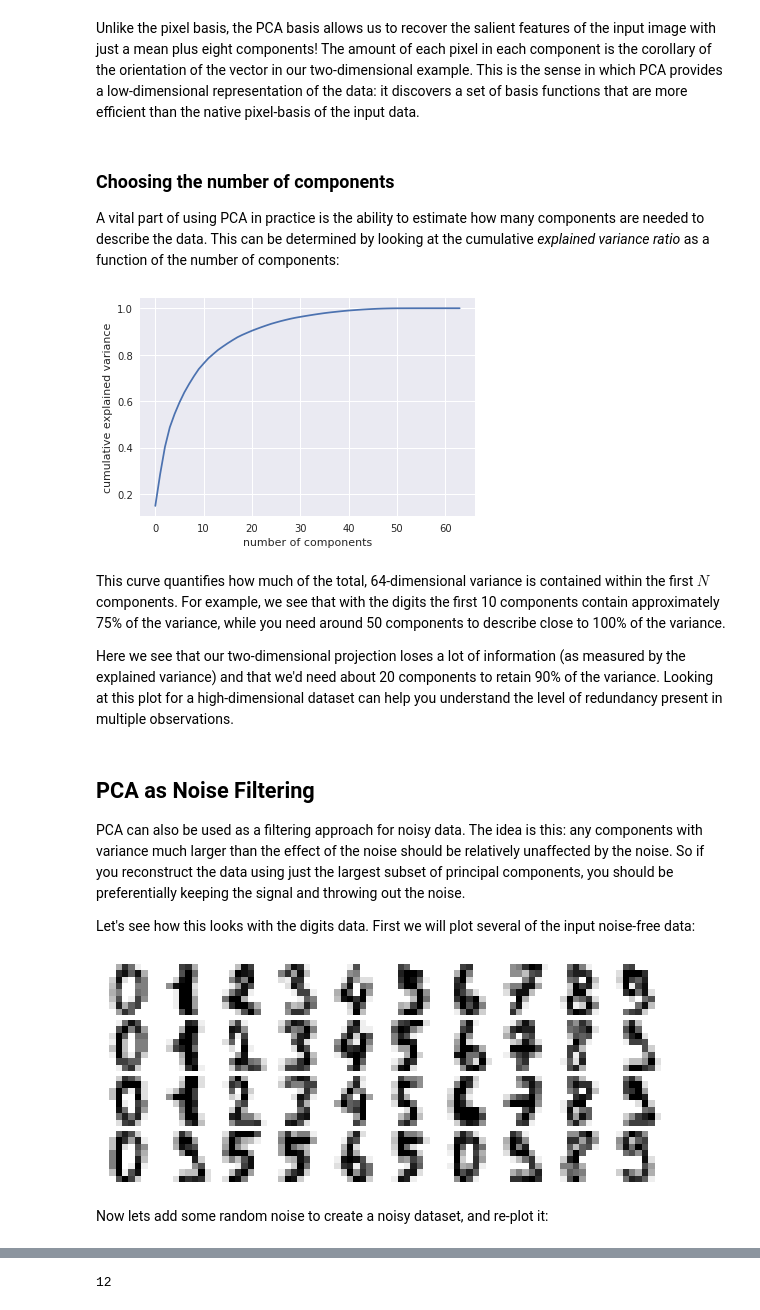
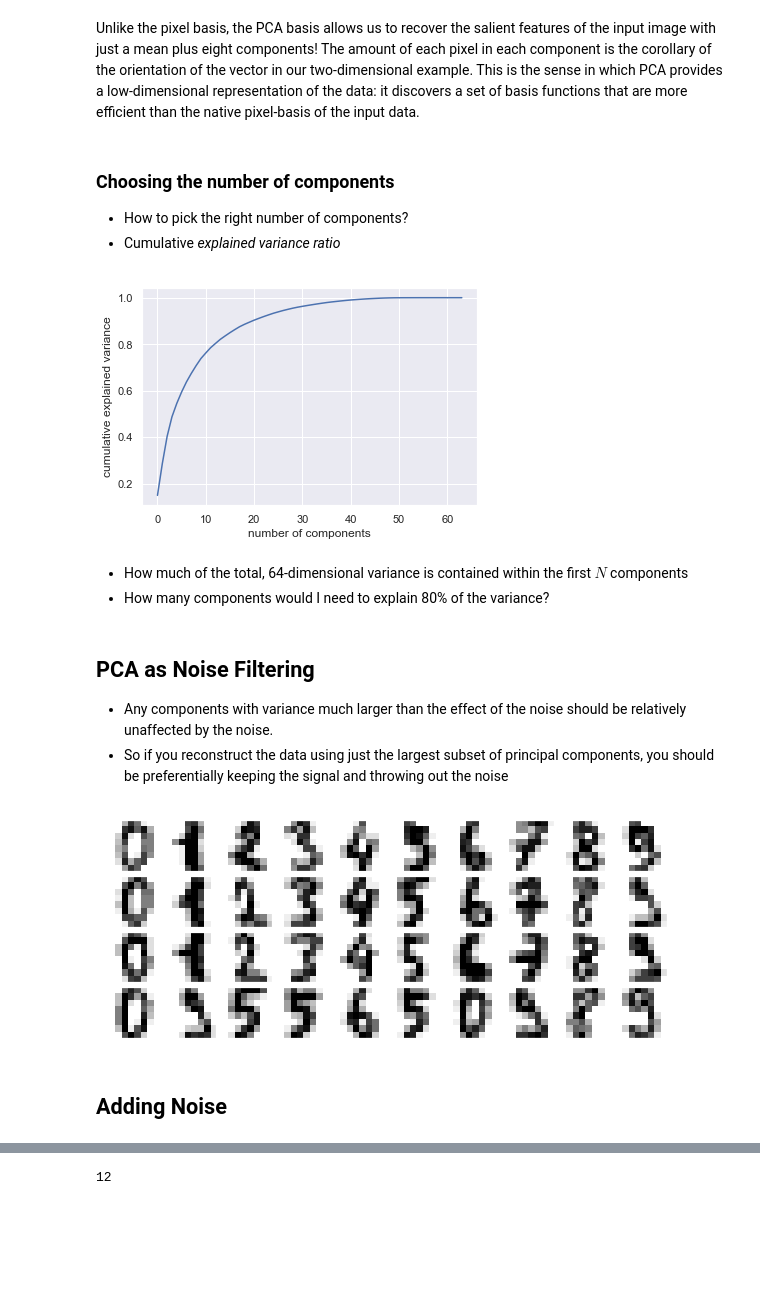
Before and after one commit to jordanott/DataScience, a Jupyter notebook: Notebooks/DimensionalityReduction.ipynb, the cells around one changed output, grey strips where cells are left out. Saved outputs shown, nothing was run; the diff lists cells and outputs as text; code cells hidden in the pictures; blank space fills up the shorter version.

```diff
--- a/Notebooks/DimensionalityReduction.ipynb
+++ b/Notebooks/DimensionalityReduction.ipynb
@@ -24,21 +84,10 @@ M = np.array([x,y]).T
 # %%
-# mean of data (x,y)
-mu = M.mean(axis=0)
-
-# subtract the mean
-mu_zero = M - mu
-
-# eigenvalues and eigenvectores
-values, vectors = np.linalg.eig(np.matmul(mu_zero.T, mu_zero))
-
-fig, ax = plt.subplots(figsize=(10,10))
+fig, ax = plt.subplots(figsize=(5,5))
 ax.scatter(mu_zero[:,0],mu_zero[:,1])
-
+# draw arrows
 for e, v, color in zip(values, vectors.T, ["red","green"]):
     start, end = mu_zero.mean(axis=0), mu_zero.mean(axis=0) + np.sqrt(e)*v/10.
     plt.annotate('', xy=end,xytext=start, arrowprops=dict(facecolor=color, width=1.0))
 
-plt.ylim(-6,6)
-plt.xlim(-6,6)
-plt.show()
+plt.ylim(-6,6);plt.xlim(-6,6)
 # %% [output]
@@ -241,46 +272,35 @@ This figure shows a similar depiction of reconstructing this digit using the mea
 Unlike the pixel basis, the PCA basis allows us to recover the salient features of the input image with just a mean plus eight components!
 The amount of each pixel in each component is the corollary of the orientation of the vector in our two-dimensional example.
 This is the sense in which PCA provides a low-dimensional representation of the data: it discovers a set of basis functions that are more efficient than the native pixel-basis of the input data.
-# %% [markdown]
-### Choosing the number of components
-
-A vital part of using PCA in practice is the ability to estimate how many components are needed to describe the data.
-This can be determined by looking at the cumulative *explained variance ratio* as a function of the number of components:
+# %% [markdown]
+### Choosing the number of components
+
+* How to pick the right number of components?
+* Cumulative *explained variance ratio*
 # %%
 pca = PCA().fit(digits.data)
 plt.plot(np.cumsum(pca.explained_variance_ratio_))
-plt.xlabel('number of components')
-plt.ylabel('cumulative explained variance');
+plt.xlabel('number of components'); plt.ylabel('cumulative explained variance');
 # %% [output]
-[figure, old version]
+[figure, new version]
-# %% [markdown]
-This curve quantifies how much of the total, 64-dimensional variance is contained within the first $N$ components.
-For example, we see that with the digits the first 10 components contain approximately 75% of the variance, while you need around 50 components to describe close to 100% of the variance.
-
-Here we see that our two-dimensional projection loses a lot of information (as measured by the explained variance) and that we'd need about 20 components to retain 90% of the variance.  Looking at this plot for a high-dimensional dataset can help you understand the level of redundancy present in multiple observations.
+# %% [markdown]
+* How much of the total, 64-dimensional variance is contained within the first $N$ components
+* How many components would I need to explain 80% of the variance?
 # %% [markdown]
 ## PCA as Noise Filtering
 
-PCA can also be used as a filtering approach for noisy data.
-The idea is this: any components with variance much larger than the effect of the noise should be relatively unaffected by the noise.
-So if you reconstruct the data using just the largest subset of principal components, you should be preferentially keeping the signal and throwing out the noise.
-
-Let's see how this looks with the digits data.
-First we will plot several of the input noise-free data:
+* Any components with variance much larger than the effect of the noise should be relatively unaffected by the noise.
+* So if you reconstruct the data using just the largest subset of principal components, you should be preferentially keeping the signal and throwing out the noise
 # %%
 def plot_digits(data):
-    fig, axes = plt.subplots(4, 10, figsize=(10, 4),
-                             subplot_kw={'xticks':[], 'yticks':[]},
-                             gridspec_kw=dict(hspace=0.1, wspace=0.1))
+    fig, axes = plt.subplots(4, 10, figsize=(10, 4),subplot_kw={'xticks':[], 'yticks':[]},gridspec_kw=dict(hspace=0.1, wspace=0.1))
     for i, ax in enumerate(axes.flat):
-        ax.imshow(data[i].reshape(8, 8),
-                  cmap='binary', interpolation='nearest',
-                  clim=(0, 16))
+        ax.imshow(data[i].reshape(8, 8),cmap='binary', interpolation='nearest',clim=(0, 16))
 plot_digits(digits.data)
 # %% [output]
-[figure, old version]
+[figure, new version]
-# %% [markdown]
-Now lets add some random noise to create a noisy dataset, and re-plot it:
+# %% [markdown]
+## Adding Noise
 # %%
 np.random.seed(42)
 noisy = np.random.normal(digits.data, 4)
```
Also changed, not shown: parts of 55 cells of this notebook.
